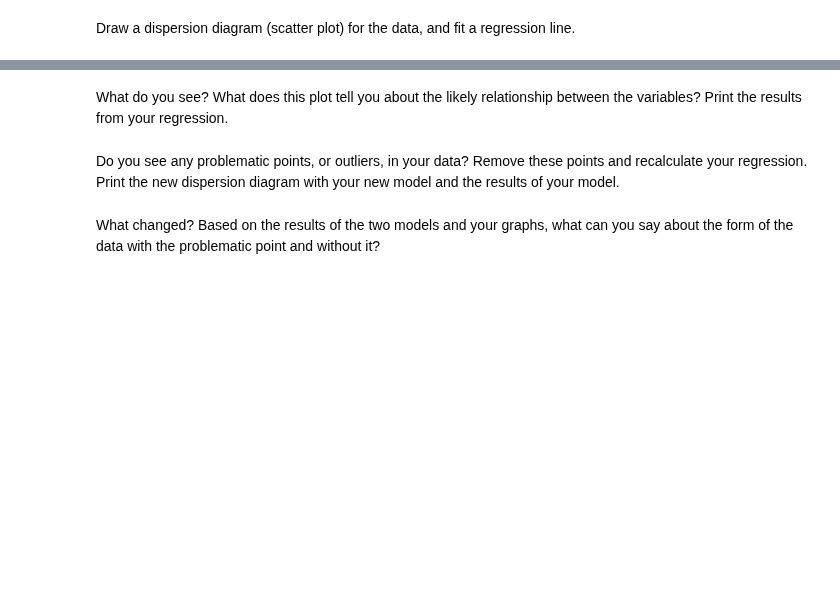
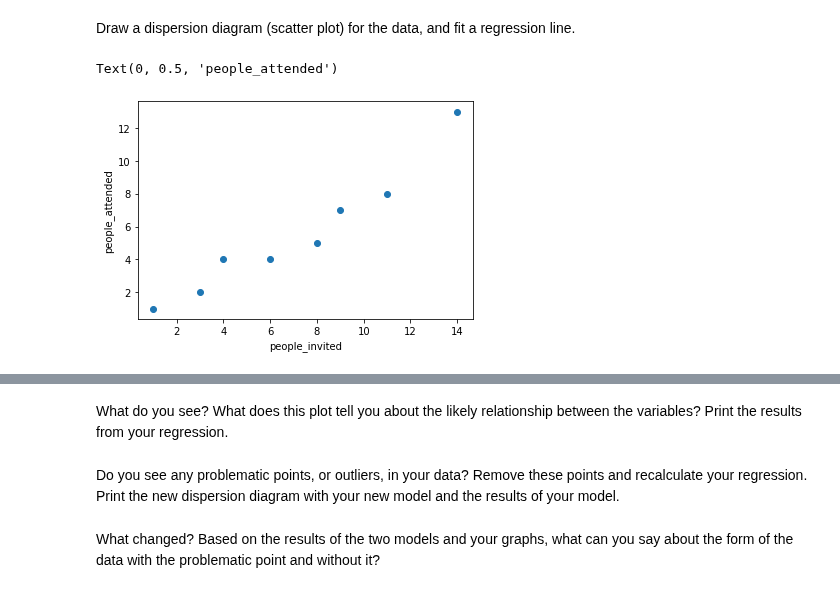
Before and after one commit to haggarw3/daft-miami-1019-labs, a Jupyter notebook: module-2/Regression-Analysis/your-code.ipynb, the cells around one changed output, grey strips where cells are left out. Cells and saved outputs as stored; diff of their text form; code cells hidden in the pictures; blank space fills up the shorter version.

```diff
--- a/module-2/Regression-Analysis/your-code.ipynb
+++ b/module-2/Regression-Analysis/your-code.ipynb
@@ -447,0 +479,5 @@ First, build a dataframe with the data.
+# %%
+# Your code here.
+
+party_data = pd.DataFrame({'people_invited': [1, 3, 4, 6, 8, 9, 11, 14], 'people_attended': [1, 2, 4, 4, 5, 7, 8, 13]})
+party_data
@@ -451,0 +496,12 @@ Draw a dispersion diagram (scatter plot) for the data, and fit a regression line
+# %%
+# Your code here.
+
+x = party_data['people_invited']
+y = party_data['people_attended']
+fig, ax = plt.subplots(1,1)
+plt.scatter(x,y)
+plt.xlabel('people_invited')
+plt.ylabel('people_attended')
+# %% [output]
+Text(0, 0.5, 'people_attended')
+[figure, added]
```
Also changed, not shown: parts of 19 cells of this notebook.
